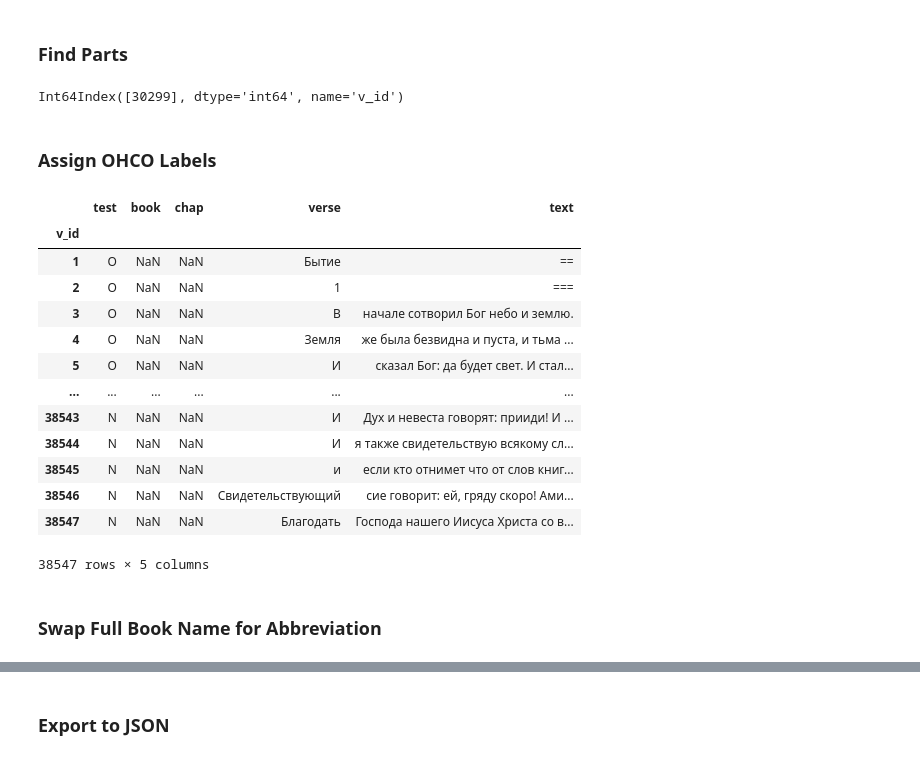
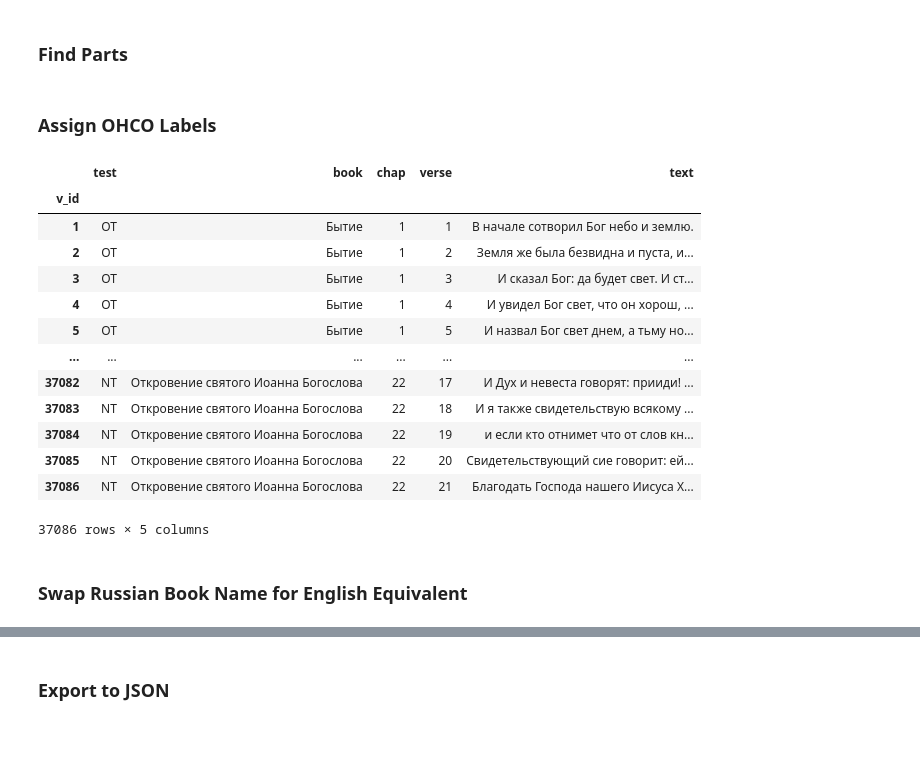
Before and after one commit to kollektivminds/russian-literary-bible, a Jupyter notebook: codebase/bible_processing.ipynb, the cells around one changed output, grey strips where cells are left out. Drawn from its saved outputs; the diff is of its cells as text; code cells hidden in the pictures.

Commit message:
fixed mistakes in text, updated files incl XML

```diff
--- a/codebase/bible_processing.ipynb
+++ b/codebase/bible_processing.ipynb
@@ -63,9 +56,3 @@ bibliiaDf
 41379 rows × 1 columns
 # %% [markdown]
 ### Tidy Up
-# %%
-# remove blank lines and select puncutation, keeping only header & clean text lines
-bibliiaDf.loc[:,'text'] = bibliiaDf.loc[:,'text'].str.replace(r'\n', '')
-bibliiaDf.loc[:,'text'] = bibliiaDf.loc[:,'text'].str.replace('\]|\[|_|-|', '')
-bibliiaDf = bibliiaDf.loc[bibliiaDf.text != '']
-bibliiaDf
@@ -85,0 +59,20 @@ bibliiaDf
+# %%
+# remove blank lines and select puncutation, keeping only header & clean text lines
+bibliiaDf.loc[:,'text'] = bibliiaDf.loc[:,'text'].str.replace(r'\n|^\s$', '')
+
+#unwanted_parts = bibliiaDf.loc[bibliiaDf.text.str.contains('Предисловие|Примечания')].index.tolist() + bibliiaDf.loc[bibliiaDf.text.str.contains('^[^\d|^=]')].index.tolist() + [x for x in range(21483,21490)] + [x for x in range(16571,16577)]
+
+# concat list of unwanted sections' indices
+get_rid = chain(range(13259,13261), range(15172,15175), range(16571,16578), range(21483,21491))
+
+# drop notes section from Book of Job
+bibliiaDf = bibliiaDf.drop(index=[x for x in get_rid])
+
+# rename foreword section for Esther and Wisdom of Jesus to match chapter style
+#bibliiaDf.loc[:,'text'] = bibliiaDf.loc[:,'text'].str.replace('=== Предисловие ===', '=== 0 ===')
+
+# remove various errata and notes marks
+bibliiaDf.loc[:,'text'] = bibliiaDf.loc[:,'text'].str.replace('\]|\[|_|-|', '')
+bibliiaDf = bibliiaDf.loc[bibliiaDf.text != '']#.reset_index().drop(columns="index")
+
+bibliiaDf
@@ -94,44 +106,44 @@ test_line = bibliiaDf.loc[bibliiaDf.text.str.contains(matt_name)].index
 
 # combine the title lines for extraction later
 title_lines = test_line.append([chap_lines, book_lines]).sort_values()
-title_lines
-# %% [output]
-Int64Index([30299], dtype='int64', name='v_id')
 # %% [markdown]
 ### Assign OHCO Labels
 # %%
 # ['test']
-bibliiaDf[bibleOHCO[0]] = np.where(bibliiaDf.index<test_line[0], 'O', 'N')
+bibliiaDf[bibleOHCO[0]] = np.where(bibliiaDf.index<test_line[0], 'OT', 'NT')
 # ['book']
 bibliiaDf[bibleOHCO[1]] = bibliiaDf.loc[book_lines].text.str.extract(book_lines_re)
 # ['chap']
 bibliiaDf[bibleOHCO[2]] = bibliiaDf.loc[chap_lines].text.str.extract(chap_lines_re)
 # ['verse'] by splitting verse num at beginning from text in current verse lines
 bibliiaDf[[bibleOHCO[3],'text']] = bibliiaDf.text.str.split(' ', 1, expand=True).iloc[:, [0, 1]]
+
 # fill in book and chapter titles to cells below them
 bibliiaDf[bibleOHCO[1:3]] = bibliiaDf[['book','chap']].ffill()
+
 # drop title lines and reset index to give verse id num
 bibliiaDf = bibliiaDf.drop(title_lines, axis=0).reset_index()#.set_index(bibleOHCO)
 bibliiaDf.index = range(1,len(bibliiaDf)+1)
 bibliiaDf.index.name = 'v_id'
+
 # reorder columns
 bibliiaDf = bibliiaDf[['test', 'book', 'chap', 'verse', 'text']]
 bibliiaDf
 # %% [output]
 |  | test | book | chap | verse | text |
 | v_id |  |  |  |  |  |
-| 1 | O | NaN | NaN | Бытие | == |
-| 2 | O | NaN | NaN | 1 | === |
-| 3 | O | NaN | NaN | В | начале сотворил Бог небо и землю. |
-| 4 | O | NaN | NaN | Земля | же была безвидна и пуста, и тьма ... |
-| 5 | O | NaN | NaN | И | сказал Бог: да будет свет. И стал... |
+| 1 | OT | Бытие | 1 | 1 | В начале сотворил Бог небо и землю. |
+| 2 | OT | Бытие | 1 | 2 | Земля же была безвидна и пуста, и... |
+| 3 | OT | Бытие | 1 | 3 | И сказал Бог: да будет свет. И ст... |
+| 4 | OT | Бытие | 1 | 4 | И увидел Бог свет, что он хорош, ... |
+| 5 | OT | Бытие | 1 | 5 | И назвал Бог свет днем, а тьму но... |
 | ... | ... | ... | ... | ... | ... |
-| 38543 | N | NaN | NaN | И | Дух и невеста говорят: прииди! И ... |
-| 38544 | N | NaN | NaN | И | я также свидетельствую всякому сл... |
-| 38545 | N | NaN | NaN | и | если кто отнимет что от слов книг... |
-| 38546 | N | NaN | NaN | Свидетельствующий | сие говорит: ей, гряду скоро! Ами... |
-| 38547 | N | NaN | NaN | Благодать | Господа нашего Иисуса Христа со в... |
+| 37082 | NT | Откровение святого Иоанна Богослова | 22 | 17 | И Дух и невеста говорят: прииди! ... |
+| 37083 | NT | Откровение святого Иоанна Богослова | 22 | 18 | И я также свидетельствую всякому ... |
+| 37084 | NT | Откровение святого Иоанна Богослова | 22 | 19 | и если кто отнимет что от слов кн... |
+| 37085 | NT | Откровение святого Иоанна Богослова | 22 | 20 | Свидетельствующий сие говорит: ей... |
+| 37086 | NT | Откровение святого Иоанна Богослова | 22 | 21 | Благодать Господа нашего Иисуса Х... |
-38547 rows × 5 columns
+37086 rows × 5 columns
 # %% [markdown]
-### Swap Full Book Name for Abbreviation
+### Swap Russian Book Name for English Equivalent
 # %%
```
Also changed, not shown: parts of 36 cells of this notebook, 5 other files.
